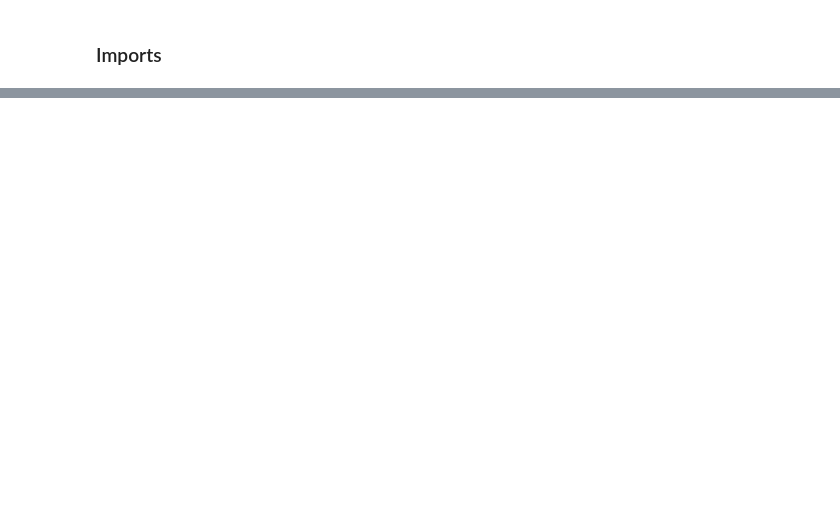
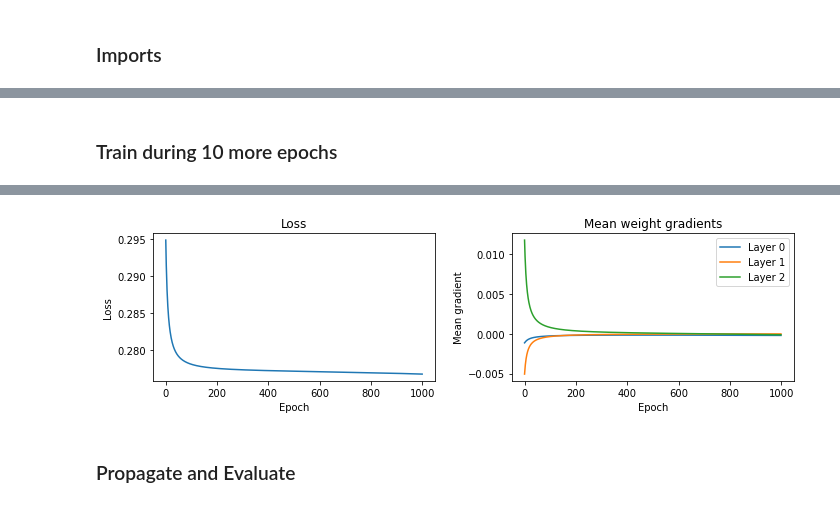
Before and after one commit to daoterog/Artificial-Inteligence-Coursework, a Jupyter notebook: neural_netweork_from_scratch/experimentation.ipynb, the cells around one changed output, grey strips where cells are left out. Saved outputs shown, nothing was run; the diff lists cells and outputs as text; code cells hidden in the pictures; blank space fills up the shorter version.

```diff
--- a/neural_netweork_from_scratch/experimentation.ipynb
+++ b/neural_netweork_from_scratch/experimentation.ipynb
@@ -47,0 +119,19 @@ plot_training_history(train_history)
+# %% [markdown]
+### Train during 10 more epochs
+# %%
+N_ITER = train_x.shape[0]*1000
+# %%
+# Train model
+trained_model_11_epoch, train_history_10_epoch = train_model(
+    trained_model_1_epoch, train_x, train_y, N_ITER, BATCH_SIZE, verbose=True
+)
+
+# Plot training history
+plot_training_history(
+    train_history_10_epoch,
+    plot_by_epoch=True,
+    train_len=train_len,
+    savefig=True,
+    figname='training_history_10_epoch'
+)
+# %% [output]
@@ -47,0 +155,3 @@ plot_training_history(train_history)
+[figure, added]
+# %% [markdown]
+### Propagate and Evaluate
```
Also changed, not shown: parts of 26 cells of this notebook, 8 other files.
